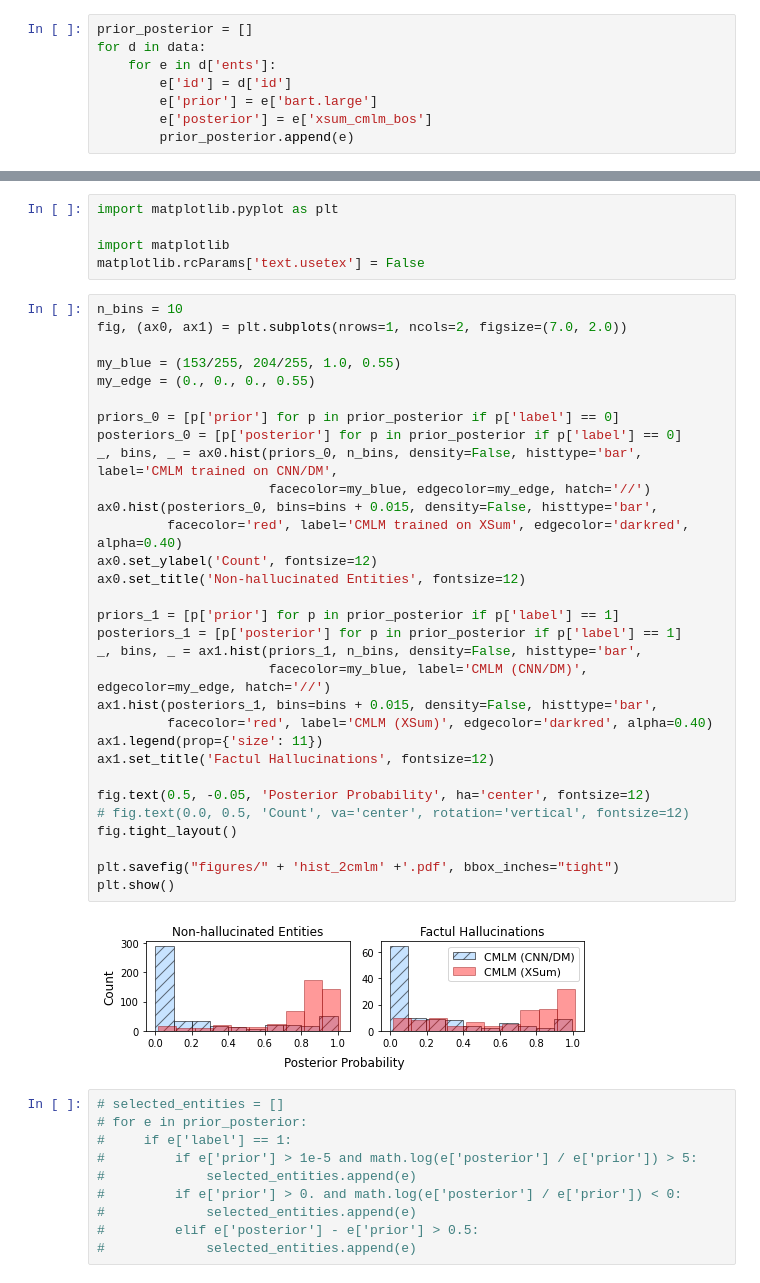
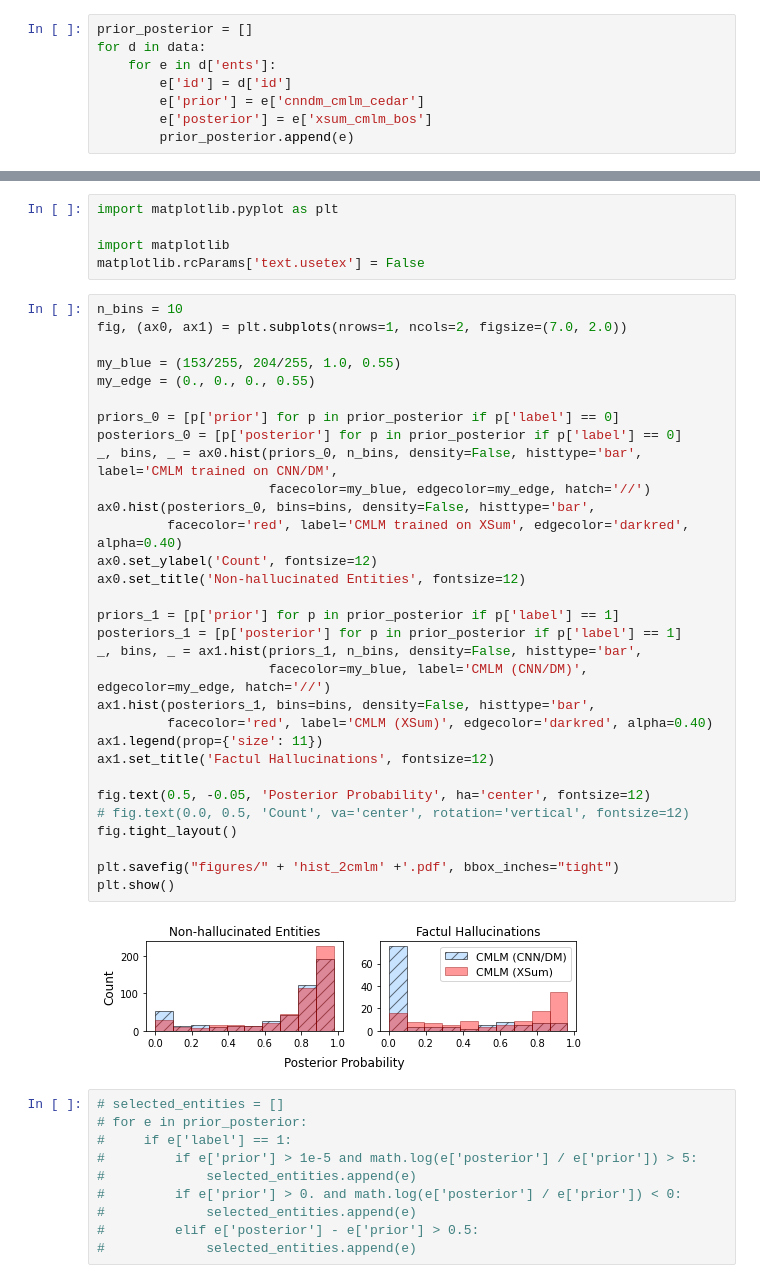
Before and after one commit to mcao610/hallucination_detection, a Jupyter notebook: notebooks/probability_analysis.ipynb, the cells around one changed output, grey strips where cells are left out. Saved outputs shown, nothing was run; the diff lists cells and outputs as text.

```diff
--- a/notebooks/probability_analysis.ipynb
+++ b/notebooks/probability_analysis.ipynb
@@ -56,7 +56,7 @@ prior_posterior = []
 for d in data:
     for e in d['ents']:
         e['id'] = d['id']
-        e['prior'] = e['bart.large']
+        e['prior'] = e['cnndm_cmlm_cedar']
         e['posterior'] = e['xsum_cmlm_bos']
         prior_posterior.append(e)
 # %%
@@ -80,36 +80,36 @@ matplotlib.rcParams['text.usetex'] = False
 # %%
 n_bins = 10
 fig, (ax0, ax1) = plt.subplots(nrows=1, ncols=2, figsize=(7.0, 2.0))
 
 my_blue = (153/255, 204/255, 1.0, 0.55)
 my_edge = (0., 0., 0., 0.55)
 
 priors_0 = [p['prior'] for p in prior_posterior if p['label'] == 0]
 posteriors_0 = [p['posterior'] for p in prior_posterior if p['label'] == 0]
 _, bins, _ = ax0.hist(priors_0, n_bins, density=False, histtype='bar', label='CMLM trained on CNN/DM',
                       facecolor=my_blue, edgecolor=my_edge, hatch='//')
-ax0.hist(posteriors_0, bins=bins + 0.015, density=False, histtype='bar',
+ax0.hist(posteriors_0, bins=bins, density=False, histtype='bar',
          facecolor='red', label='CMLM trained on XSum', edgecolor='darkred', alpha=0.40)
 ax0.set_ylabel('Count', fontsize=12)
 ax0.set_title('Non-hallucinated Entities', fontsize=12)
 
 priors_1 = [p['prior'] for p in prior_posterior if p['label'] == 1]
 posteriors_1 = [p['posterior'] for p in prior_posterior if p['label'] == 1]
 _, bins, _ = ax1.hist(priors_1, n_bins, density=False, histtype='bar',
                       facecolor=my_blue, label='CMLM (CNN/DM)', edgecolor=my_edge, hatch='//')
-ax1.hist(posteriors_1, bins=bins + 0.015, density=False, histtype='bar',
+ax1.hist(posteriors_1, bins=bins, density=False, histtype='bar',
          facecolor='red', label='CMLM (XSum)', edgecolor='darkred', alpha=0.40)
 ax1.legend(prop={'size': 11})
 ax1.set_title('Factul Hallucinations', fontsize=12)
 
 fig.text(0.5, -0.05, 'Posterior Probability', ha='center', fontsize=12)
 # fig.text(0.0, 0.5, 'Count', va='center', rotation='vertical', fontsize=12)
 fig.tight_layout()
 
 plt.savefig("figures/" + 'hist_2cmlm' +'.pdf', bbox_inches="tight")
 plt.show()
 # %% [output]
-[figure, old version]
+[figure, new version]
 # %%
 # selected_entities = []
 # for e in prior_posterior:
```
Also changed, not shown: parts of 32 cells of this notebook, 3 other files.
